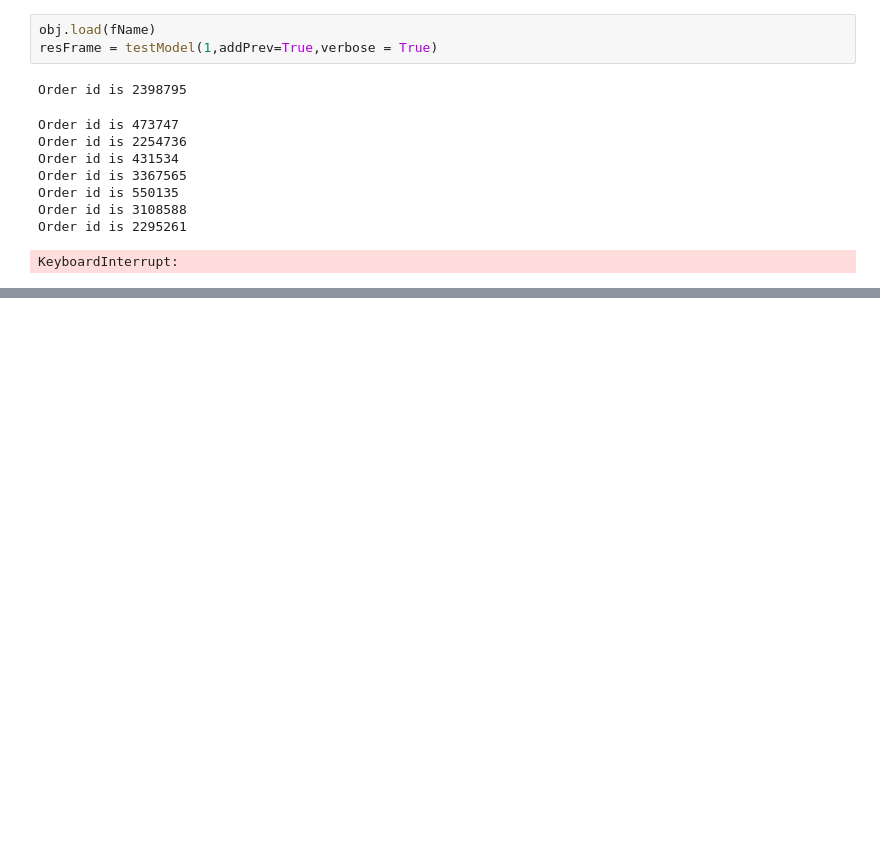
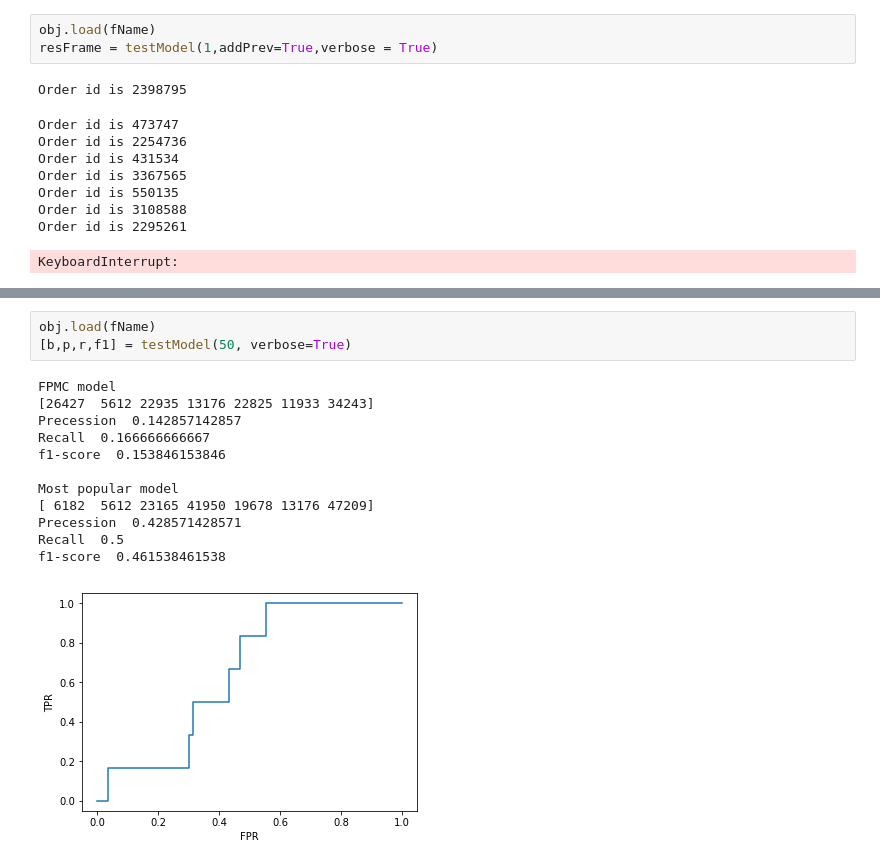
Before and after one commit to PhySci/instacart, a Jupyter notebook: FPMC/test FPMC.ipynb, the cells around one changed output, grey strips where cells are left out. Drawn from its saved outputs; the diff is of its cells as text; blank space fills up the shorter version.

```diff
--- a/FPMC/test FPMC.ipynb
+++ b/FPMC/test FPMC.ipynb
@@ -178,3 +200,19 @@ f1-score  0.6
+# %%
+obj.load(fName)
+[b,p,r,f1] = testModel(50, verbose=True)
+# %% [output]
+FPMC model
+[26427  5612 22935 13176 22825 11933 34243]
+Precession  0.142857142857
+Recall  0.166666666667
+f1-score  0.153846153846
+
+Most popular model
+[ 6182  5612 23165 41950 19678 13176 47209]
+Precession  0.428571428571
+Recall  0.5
+f1-score  0.461538461538
+[figure, added]
 # %%
 b
 # %% [output]
```
Also changed, not shown: parts of 10 cells of this notebook, 8 other files.
